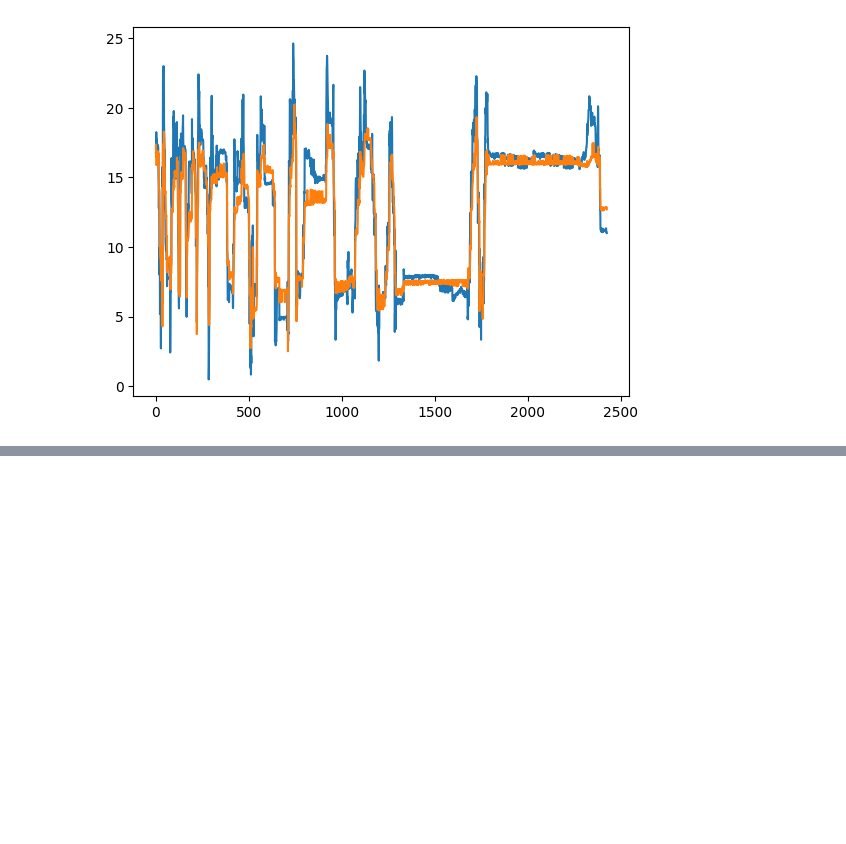
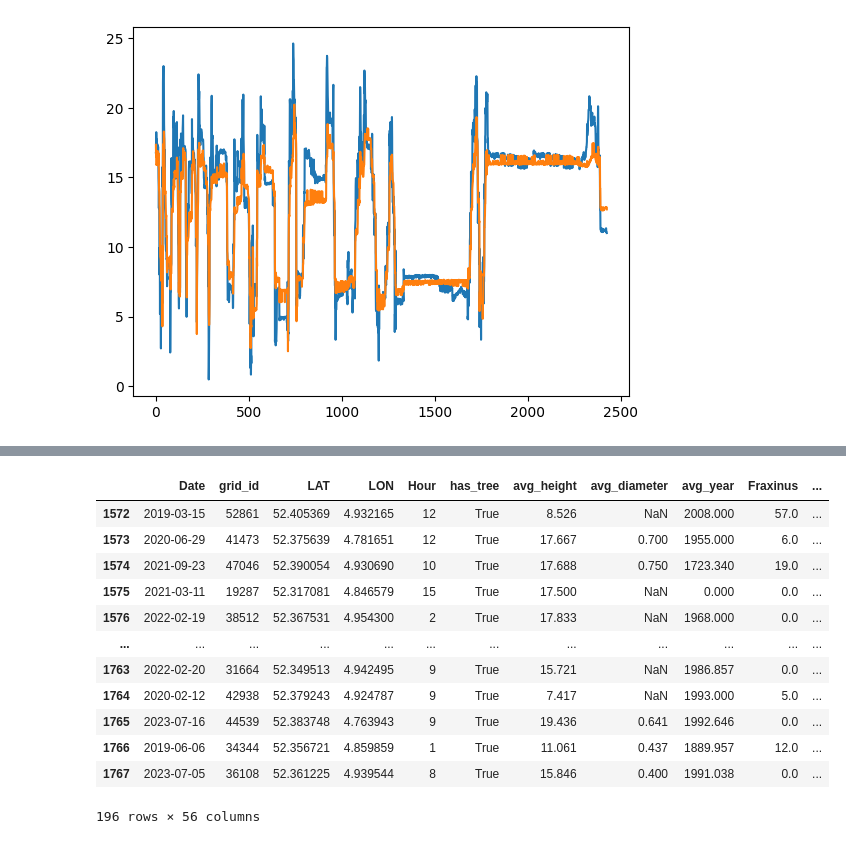
Before and after one commit to UhhBart/MSc_DSP_G2, a Jupyter notebook: src/data_cleaning.ipynb, the cells around one changed output, grey strips where cells are left out. Saved outputs shown, nothing was run; the diff lists cells and outputs as text; code cells hidden in the pictures; blank space fills up the shorter version.

```diff
--- a/src/data_cleaning.ipynb
+++ b/src/data_cleaning.ipynb
@@ -424,0 +437,5 @@ plt.plot(df['soil_temperature_28_to_100cm'])
+# %%
+pd.set_option('display.max_rows', None)
+print(negative_samples.to_string(index=False))
+pd.reset_option('display.max_rows')
+len(negative_samples)
@@ -424,0 +461,5 @@ plt.plot(df['soil_temperature_28_to_100cm'])
+# %%
+pd.set_option('display.max_rows', None)
+print(positive_samples.to_string(index=False))
+pd.reset_option('display.max_rows')
+len(positive_samples)
@@ -424,0 +519,20 @@ plt.plot(df['soil_temperature_28_to_100cm'])
+# %%
+# Split the DataFrame into 10 smaller DataFrames
+negative_samples = pd.read_csv(r'verwijder_later.csv')
+num_splits = 10
+incs_splits = np.array_split(negative_samples, num_splits)
+incs_splits[8]
+# %% [output]
+|  | Date | grid_id | LAT | LON | Hour | has_tree | avg_height | avg_diameter | avg_year | Fraxinus | ... |
+| 1572 | 2019-03-15 | 52861 | 52.405369 | 4.932165 | 12 | True | 8.526 | NaN | 2008.000 | 57.0 | ... |
+| 1573 | 2020-06-29 | 41473 | 52.375639 | 4.781651 | 12 | True | 17.667 | 0.700 | 1955.000 | 6.0 | ... |
+| 1574 | 2021-09-23 | 47046 | 52.390054 | 4.930690 | 10 | True | 17.688 | 0.750 | 1723.340 | 19.0 | ... |
+| 1575 | 2021-03-11 | 19287 | 52.317081 | 4.846579 | 15 | True | 17.500 | NaN | 0.000 | 0.0 | ... |
+| 1576 | 2022-02-19 | 38512 | 52.367531 | 4.954300 | 2 | True | 17.833 | NaN | 1968.000 | 0.0 | ... |
+| ... | ... | ... | ... | ... | ... | ... | ... | ... | ... | ... | ... |
+| 1763 | 2022-02-20 | 31664 | 52.349513 | 4.942495 | 9 | True | 15.721 | NaN | 1986.857 | 0.0 | ... |
+| 1764 | 2020-02-12 | 42938 | 52.379243 | 4.924787 | 9 | True | 7.417 | NaN | 1993.000 | 5.0 | ... |
+| 1765 | 2023-07-16 | 44539 | 52.383748 | 4.763943 | 9 | True | 19.436 | 0.641 | 1992.646 | 0.0 | ... |
+| 1766 | 2019-06-06 | 34344 | 52.356721 | 4.859859 | 1 | True | 11.061 | 0.437 | 1889.957 | 12.0 | ... |
+| 1767 | 2023-07-05 | 36108 | 52.361225 | 4.939544 | 8 | True | 15.846 | 0.400 | 1991.038 | 0.0 | ... |
+196 rows × 56 columns
```
Also changed, not shown: parts of 14 cells of this notebook, 4 other files.
